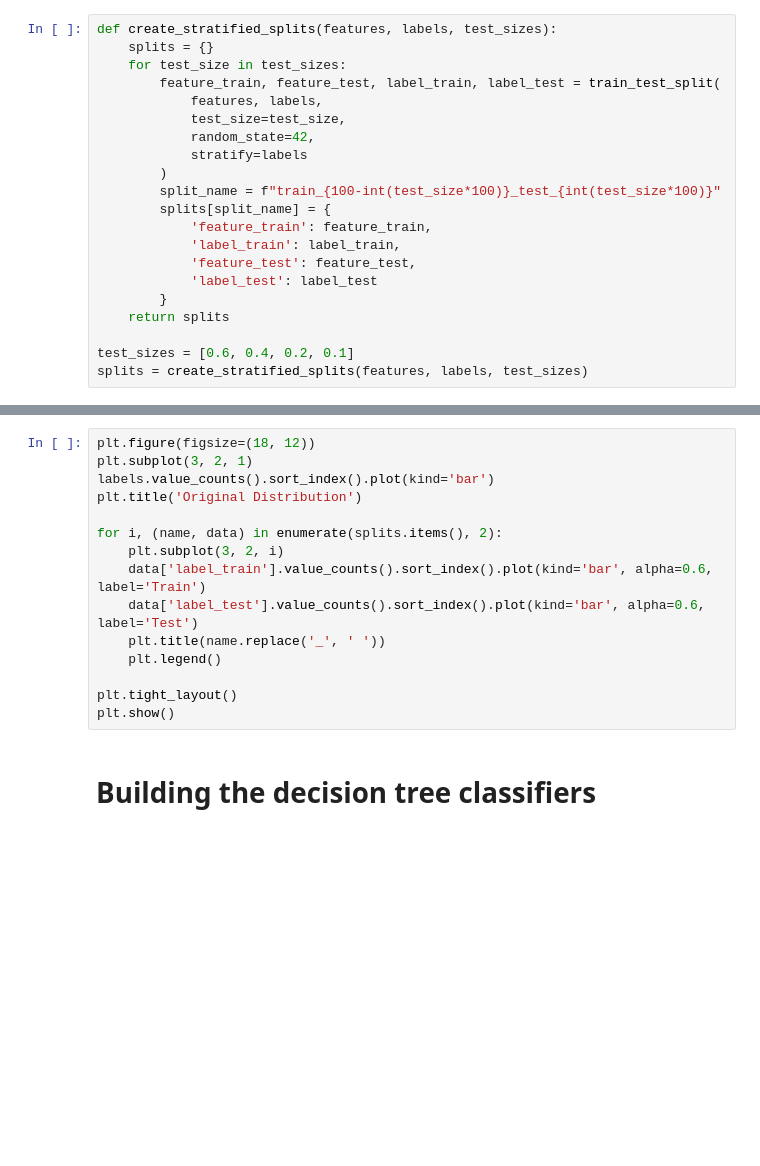
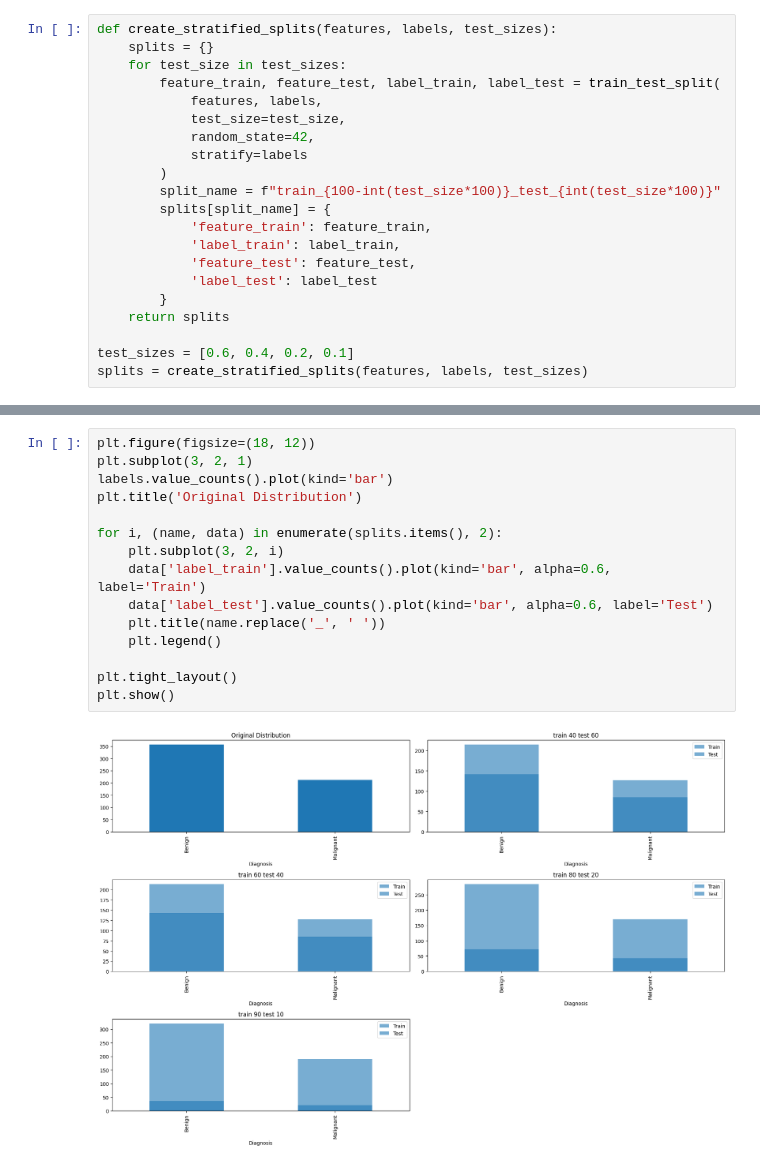
Before and after one commit to khanhlinh-jnf/DecisionTree, a Jupyter notebook: breast_cancer.ipynb, the cells around one changed output, grey strips where cells are left out. Cells and saved outputs as stored; diff of their text form; blank space fills up the shorter version.

```diff
--- a/breast_cancer.ipynb
+++ b/breast_cancer.ipynb
@@ -57,17 +106,17 @@ splits = create_stratified_splits(features, labels, test_sizes)
 # %%
 plt.figure(figsize=(18, 12))
 plt.subplot(3, 2, 1)
-labels.value_counts().sort_index().plot(kind='bar')
+labels.value_counts().plot(kind='bar')
 plt.title('Original Distribution')
 
 for i, (name, data) in enumerate(splits.items(), 2):
     plt.subplot(3, 2, i)
-    data['label_train'].value_counts().sort_index().plot(kind='bar', alpha=0.6, label='Train')
-    data['label_test'].value_counts().sort_index().plot(kind='bar', alpha=0.6, label='Test')
+    data['label_train'].value_counts().plot(kind='bar', alpha=0.6, label='Train')
+    data['label_test'].value_counts().plot(kind='bar', alpha=0.6, label='Test')
     plt.title(name.replace('_', ' '))
     plt.legend()
 
 plt.tight_layout()
 plt.show()
+# %% [output]
+[figure, added]
-# %% [markdown]
-# Building the decision tree classifiers
```
Also changed, not shown: parts of 18 cells of this notebook, 2 other files.
